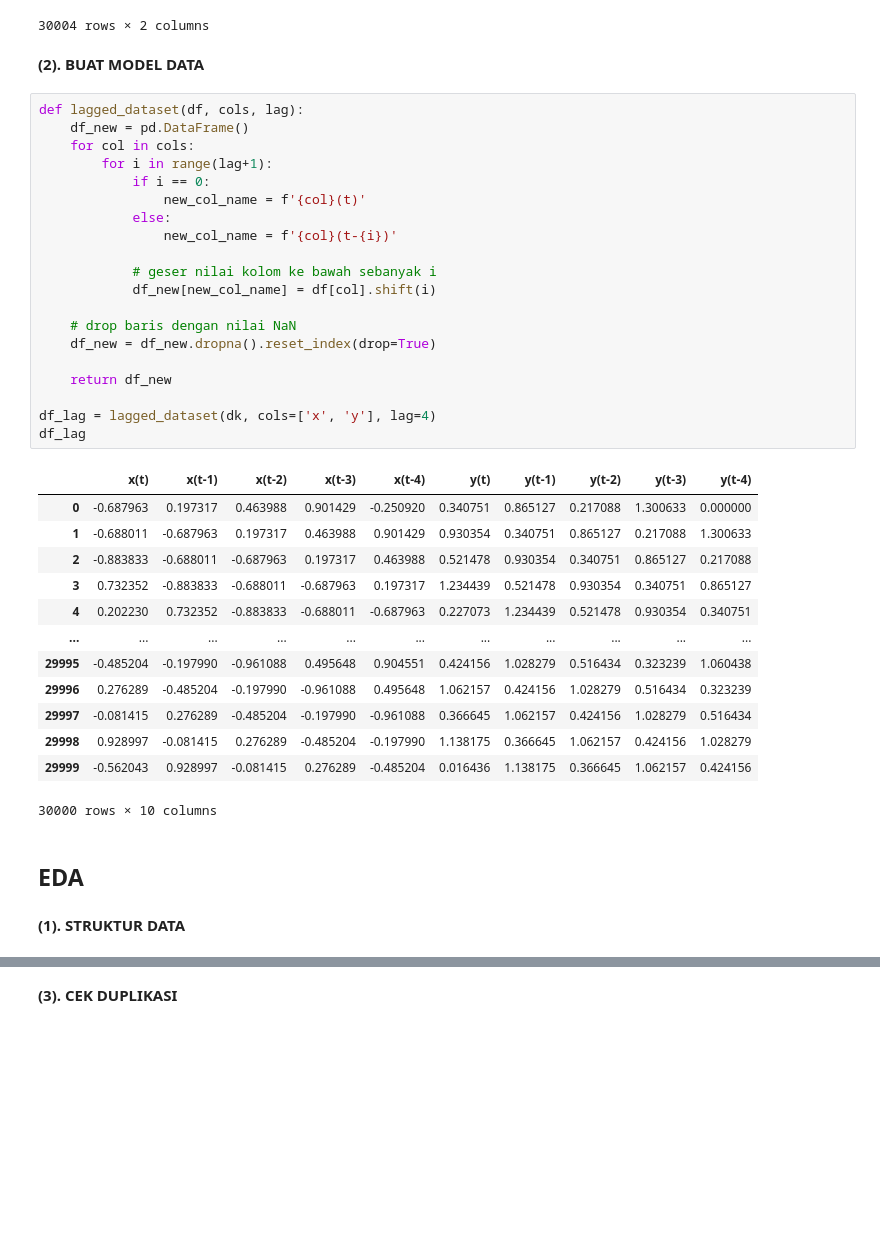
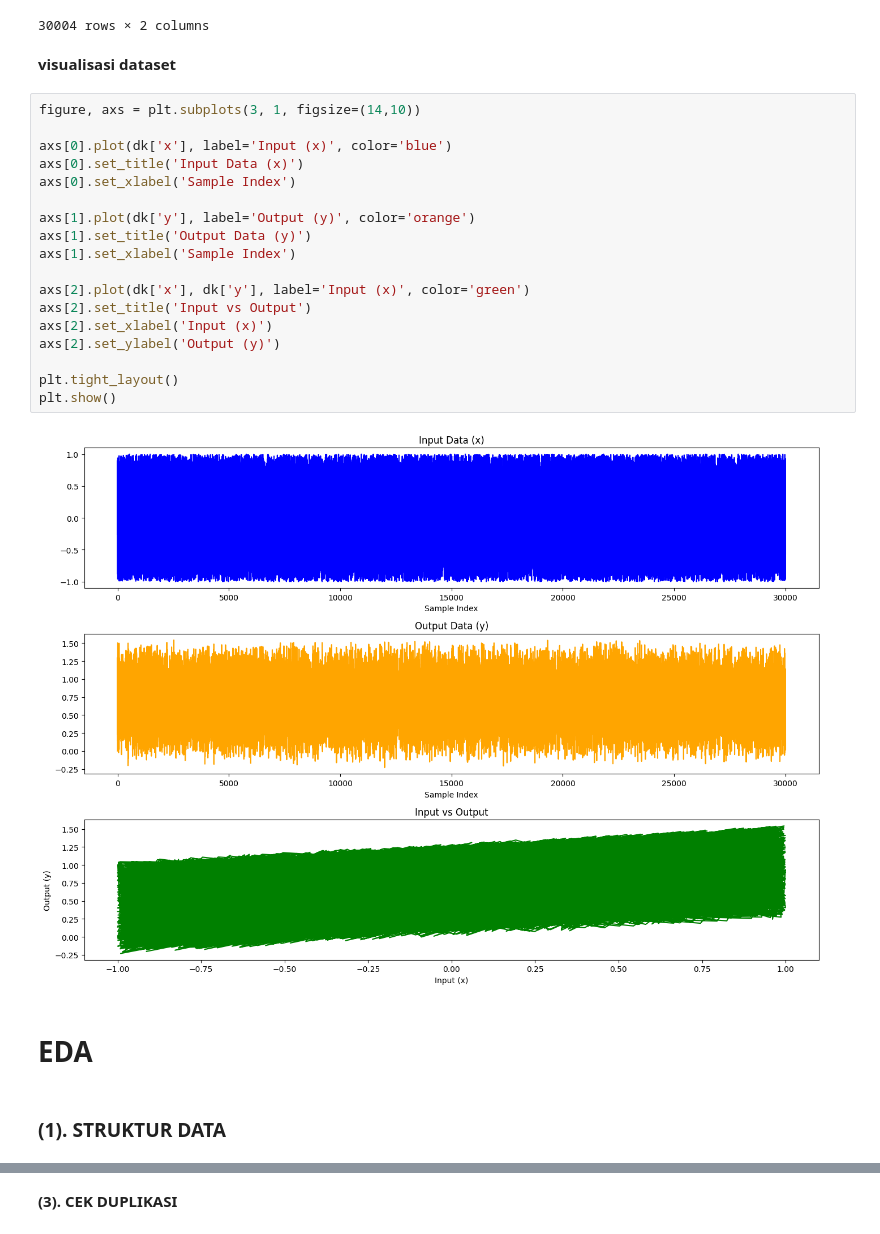
Before and after one commit to pnabilah/SBP_2025, a Jupyter notebook: ANN with Feedback/SBP_3.ipynb, the cells around one changed output, grey strips where cells are left out. Drawn from its saved outputs; the diff is of its cells as text; blank space fills up the shorter version.

```diff
--- a/ANN with Feedback/SBP_3.ipynb
+++ b/ANN with Feedback/SBP_3.ipynb
@@ -65,45 +66,31 @@ dk
 | 30002 | 0.928997 | 1.138175 |
 | 30003 | -0.562043 | 0.016436 |
 30004 rows × 2 columns
-# %% [markdown]
-**(2). BUAT MODEL DATA**
-# %%
-def lagged_dataset(df, cols, lag):
-    df_new = pd.DataFrame()
-    for col in cols:
-        for i in range(lag+1):
-            if i == 0:
-                new_col_name = f'{col}(t)'
-            else:
-                new_col_name = f'{col}(t-{i})'
-
-            # geser nilai kolom ke bawah sebanyak i
-            df_new[new_col_name] = df[col].shift(i)
-
-    # drop baris dengan nilai NaN
-    df_new = df_new.dropna().reset_index(drop=True)
-
-    return df_new
-
-df_lag = lagged_dataset(dk, cols=['x', 'y'], lag=4)
-df_lag
-# %% [output]
-|  | x(t) | x(t-1) | x(t-2) | x(t-3) | x(t-4) | y(t) | y(t-1) | y(t-2) | y(t-3) | y(t-4) |
-| 0 | -0.687963 | 0.197317 | 0.463988 | 0.901429 | -0.250920 | 0.340751 | 0.865127 | 0.217088 | 1.300633 | 0.000000 |
-| 1 | -0.688011 | -0.687963 | 0.197317 | 0.463988 | 0.901429 | 0.930354 | 0.340751 | 0.865127 | 0.217088 | 1.300633 |
-| 2 | -0.883833 | -0.688011 | -0.687963 | 0.197317 | 0.463988 | 0.521478 | 0.930354 | 0.340751 | 0.865127 | 0.217088 |
-| 3 | 0.732352 | -0.883833 | -0.688011 | -0.687963 | 0.197317 | 1.234439 | 0.521478 | 0.930354 | 0.340751 | 0.865127 |
-| 4 | 0.202230 | 0.732352 | -0.883833 | -0.688011 | -0.687963 | 0.227073 | 1.234439 | 0.521478 | 0.930354 | 0.340751 |
-| ... | ... | ... | ... | ... | ... | ... | ... | ... | ... | ... |
-| 29995 | -0.485204 | -0.197990 | -0.961088 | 0.495648 | 0.904551 | 0.424156 | 1.028279 | 0.516434 | 0.323239 | 1.060438 |
-| 29996 | 0.276289 | -0.485204 | -0.197990 | -0.961088 | 0.495648 | 1.062157 | 0.424156 | 1.028279 | 0.516434 | 0.323239 |
-| 29997 | -0.081415 | 0.276289 | -0.485204 | -0.197990 | -0.961088 | 0.366645 | 1.062157 | 0.424156 | 1.028279 | 0.516434 |
-| 29998 | 0.928997 | -0.081415 | 0.276289 | -0.485204 | -0.197990 | 1.138175 | 0.366645 | 1.062157 | 0.424156 | 1.028279 |
-| 29999 | -0.562043 | 0.928997 | -0.081415 | 0.276289 | -0.485204 | 0.016436 | 1.138175 | 0.366645 | 1.062157 | 0.424156 |
-30000 rows × 10 columns
+# %% [markdown]
+**visualisasi dataset**
+# %%
+figure, axs = plt.subplots(3, 1, figsize=(14,10))
+
+axs[0].plot(dk['x'], label='Input (x)', color='blue')
+axs[0].set_title('Input Data (x)')
+axs[0].set_xlabel('Sample Index')
+
+axs[1].plot(dk['y'], label='Output (y)', color='orange')
+axs[1].set_title('Output Data (y)')
+axs[1].set_xlabel('Sample Index')
+
+axs[2].plot(dk['x'], dk['y'], label='Input (x)', color='green')
+axs[2].set_title('Input vs Output')
+axs[2].set_xlabel('Input (x)')
+axs[2].set_ylabel('Output (y)')
+
+plt.tight_layout()
+plt.show()
+# %% [output]
+[figure, added]
 # %% [markdown]
-## **EDA**
+# **EDA**
 # %% [markdown]
-**(1). STRUKTUR DATA**
+### **(1). STRUKTUR DATA**
 # %%
 print("Info Dataset")
```
Also changed, not shown: parts of 48 cells of this notebook, 1 other file.
